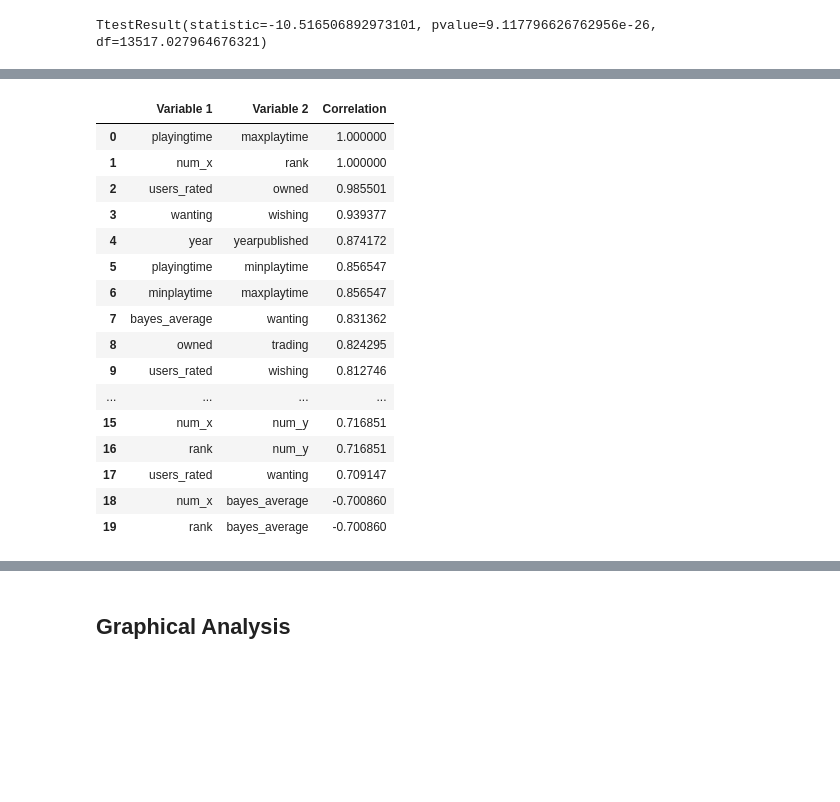
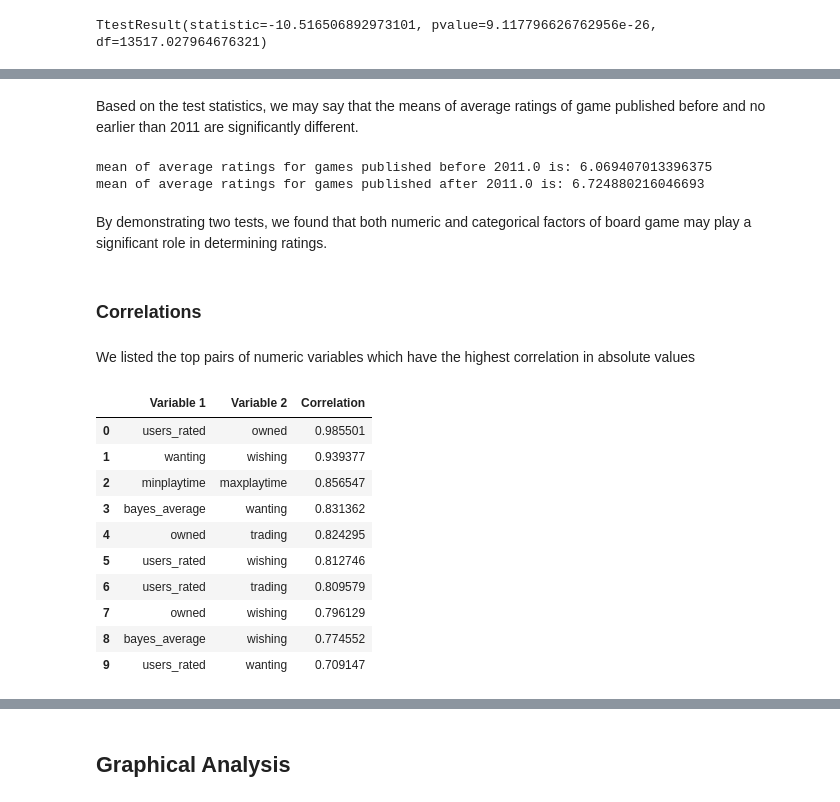
Before and after one commit to Fredfreddo/SI618_24W_project, a Jupyter notebook: project_2.ipynb, the cells around one changed output, grey strips where cells are left out. Drawn from its saved outputs; the diff is of its cells as text; code cells hidden in the pictures; blank space fills up the shorter version.

```diff
--- a/project_2.ipynb
+++ b/project_2.ipynb
@@ -30,6 +32,6 @@ import seaborn as sns
 # %%
 # import processed data from project 1
-ready_data = pd.read_csv('board_games.csv')
+ready_data = pd.read_pickle('board_games.pkl')
 # %%
 ready_data.head() # check the first few rows of the data
 # %% [output]
@@ -381,5 +266,0 @@ def string_to_list(string, default=None):
-# %%
-ready_data.category_list = ready_data.category_list.apply(string_to_list)
-ready_data.mechanic_list = ready_data.mechanic_list.apply(string_to_list)
-ready_data.publisher_list = ready_data.publisher_list.apply(string_to_list, default='Unknown')
-ready_data.designer_list = ready_data.designer_list.apply(string_to_list, default='(Uncredited)')
@@ -555,7 +433,5 @@ max         21.000000
 Name: designer_count, dtype: float64
 # %% [markdown]
 There are 9796 unique designers. The designer with the most designed games, excluding '(Uncredited)', is 'Reiner Knizia'. On average a designer designed 3.02 games [without excluding '(Uncredited)']. On average, a game has 1.37 designers.
-# %%
-pd.reset_option('display.max_colwidth')
 # %% [markdown]
 ## Inferential Statistics
@@ -596,28 +510,41 @@ TtestResult(statistic=-10.516506892973101, pvalue=9.117796626762956e-26, df=1351
+# %% [markdown]
+Based on the test statistics, we may say that the means of average ratings of game published before and no earlier than 2011 are significantly different.
+# %%
+print(f"mean of average ratings for games published before {median_year} is: {old_year_ratings.mean()}\nmean of average ratings for games published after {median_year} is: {new_year_ratings.mean()}")
+# %% [output]
+mean of average ratings for games published before 2011.0 is: 6.069407013396375
+mean of average ratings for games published after 2011.0 is: 6.724880216046693
+# %% [markdown]
+By demonstrating two tests, we found that both numeric and categorical factors of board game may play a significant role in determining ratings.
+# %% [markdown]
+### Correlations
+# %% [markdown]
+We listed the top pairs of numeric variables which have the highest correlation in absolute values
 # %%
-correlations = ready_data.select_dtypes(include='number').corr()
+correlations = ready_data[['year', 'average', 'bayes_average',
+       'users_rated',
+       'minplayers', 'maxplayers',
+       'minplaytime', 'maxplaytime', 'minage', 'owned', 'trading', 'wanting',
+       'wishing', 'category_count', 'family_count', 'mechanic_count',
+       'expansion_count', 'implementation_count', 'designer_count',
+       'publisher_count', 'artist_count']].corr()
 num_var = len(correlations)
 vars = list(correlations.index)
 cor_values = []
 for i in range(num_var):
     for j in range(i+1, num_var):
         cor_values.append((vars[i], vars[j], correlations.iloc[i, j]))
 cor_values.sort(key=lambda x: x[2]**2, reverse=True)
-pd.DataFrame(cor_values[:20], columns=['Variable 1', 'Variable 2', 'Correlation'])
+pd.DataFrame(cor_values[:10], columns=['Variable 1', 'Variable 2', 'Correlation'])
 # %% [output]
 |  | Variable 1 | Variable 2 | Correlation |
-| 0 | playingtime | maxplaytime | 1.000000 |
-| 1 | num_x | rank | 1.000000 |
-| 2 | users_rated | owned | 0.985501 |
-| 3 | wanting | wishing | 0.939377 |
-| 4 | year | yearpublished | 0.874172 |
-| 5 | playingtime | minplaytime | 0.856547 |
-| 6 | minplaytime | maxplaytime | 0.856547 |
-| 7 | bayes_average | wanting | 0.831362 |
-| 8 | owned | trading | 0.824295 |
-| 9 | users_rated | wishing | 0.812746 |
-| ... | ... | ... | ... |
-| 15 | num_x | num_y | 0.716851 |
-| 16 | rank | num_y | 0.716851 |
-| 17 | users_rated | wanting | 0.709147 |
-| 18 | num_x | bayes_average | -0.700860 |
-| 19 | rank | bayes_average | -0.700860 |
+| 0 | users_rated | owned | 0.985501 |
+| 1 | wanting | wishing | 0.939377 |
+| 2 | minplaytime | maxplaytime | 0.856547 |
+| 3 | bayes_average | wanting | 0.831362 |
+| 4 | owned | trading | 0.824295 |
+| 5 | users_rated | wishing | 0.812746 |
+| 6 | users_rated | trading | 0.809579 |
+| 7 | owned | wishing | 0.796129 |
+| 8 | bayes_average | wishing | 0.774552 |
+| 9 | users_rated | wanting | 0.709147 |
```
Also changed, not shown: parts of 116 cells of this notebook, 3 other files.
